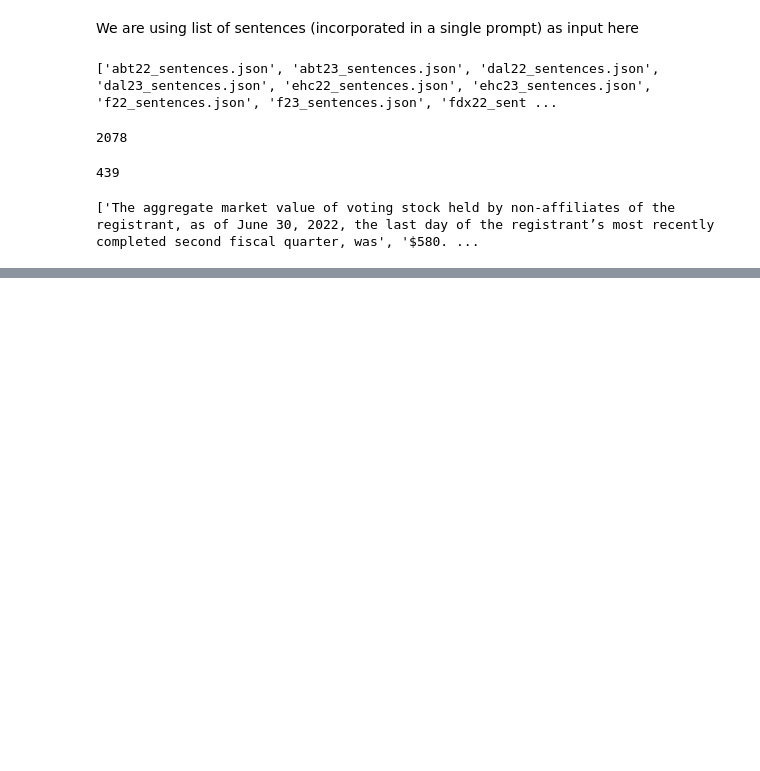
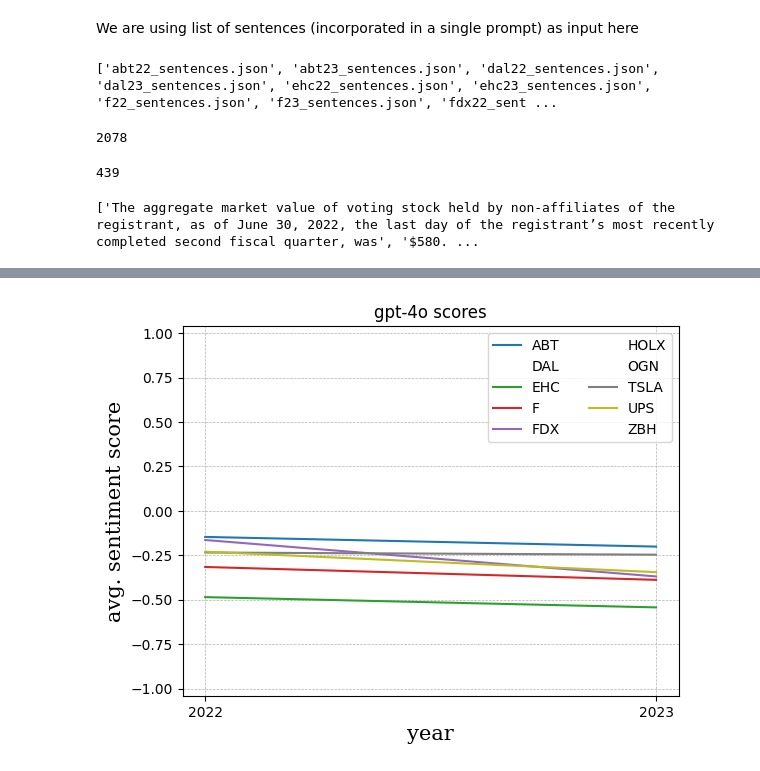
Before and after one commit to pinterj98/DeltaSentiment, a Jupyter notebook: Task1/gpt_sentiment_scores.ipynb, the cells around one changed output, grey strips where cells are left out. Cells and saved outputs as stored; diff of their text form; code cells hidden in the pictures; blank space fills up the shorter version.

```diff
--- a/Task1/gpt_sentiment_scores.ipynb
+++ b/Task1/gpt_sentiment_scores.ipynb
@@ -103,0 +121,20 @@ plt.show()
+# %%
+# plotting the decreasing scores only
+years = [2022, 2023]
+for score in score_avg_plot:
+  if score[0] < score[1]:
+    plt.plot(years, score, alpha = 0)
+  else:
+    plt.plot(years, score)
+
+font = {'family':'serif','size':15}
+plt.title(f"{model} scores")
+plt.xlabel('year', fontdict = font)
+plt.ylabel('avg. sentiment score', fontdict = font)
+plt.ylim(-1.04, 1.04)
+plt.xticks(years)
+plt.grid(linestyle = '--', linewidth = 0.5)
+plt.legend([s.split('2')[0].upper() for s in reports][::2], ncol = 2)
+plt.show()
+# %% [output]
+[figure, added]
```
Also changed, not shown: parts of 39 cells of this notebook.
